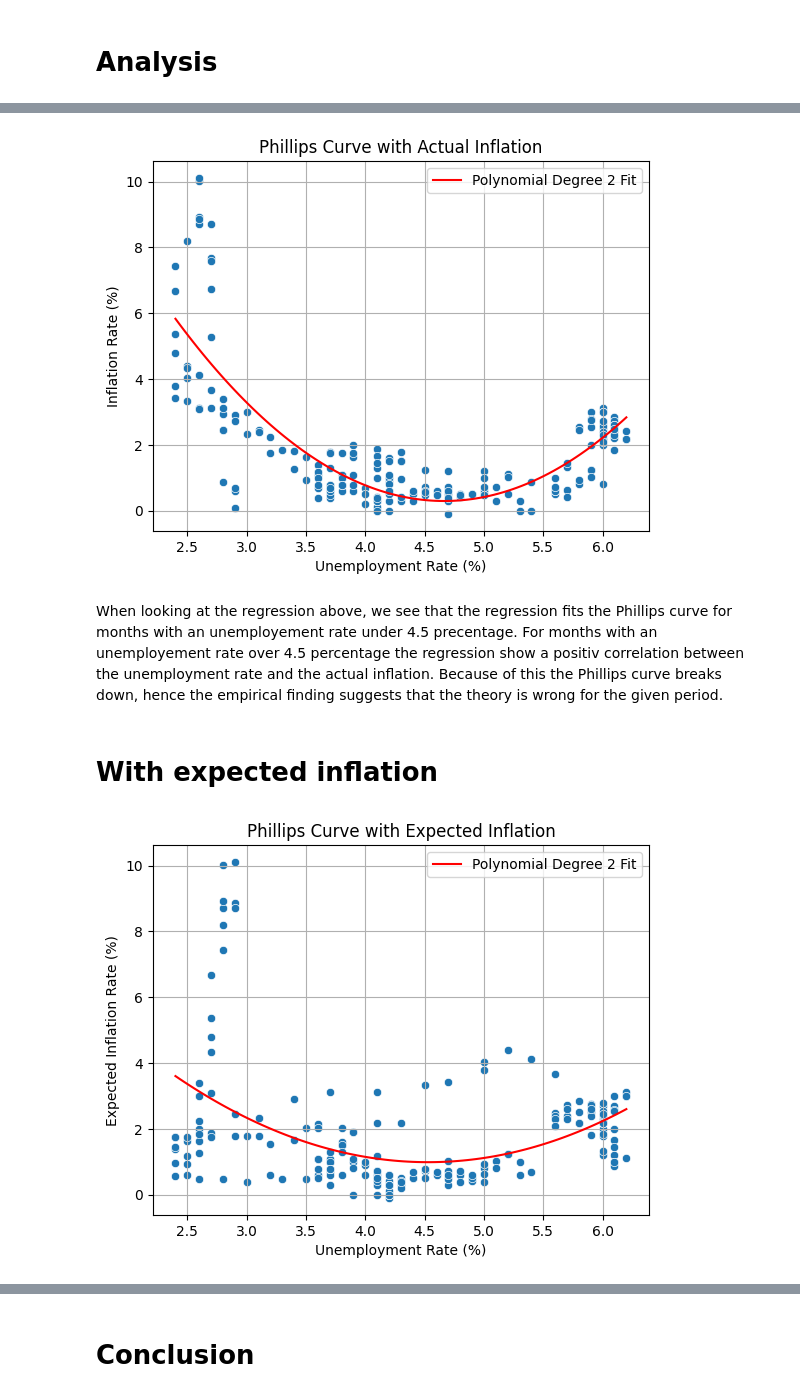
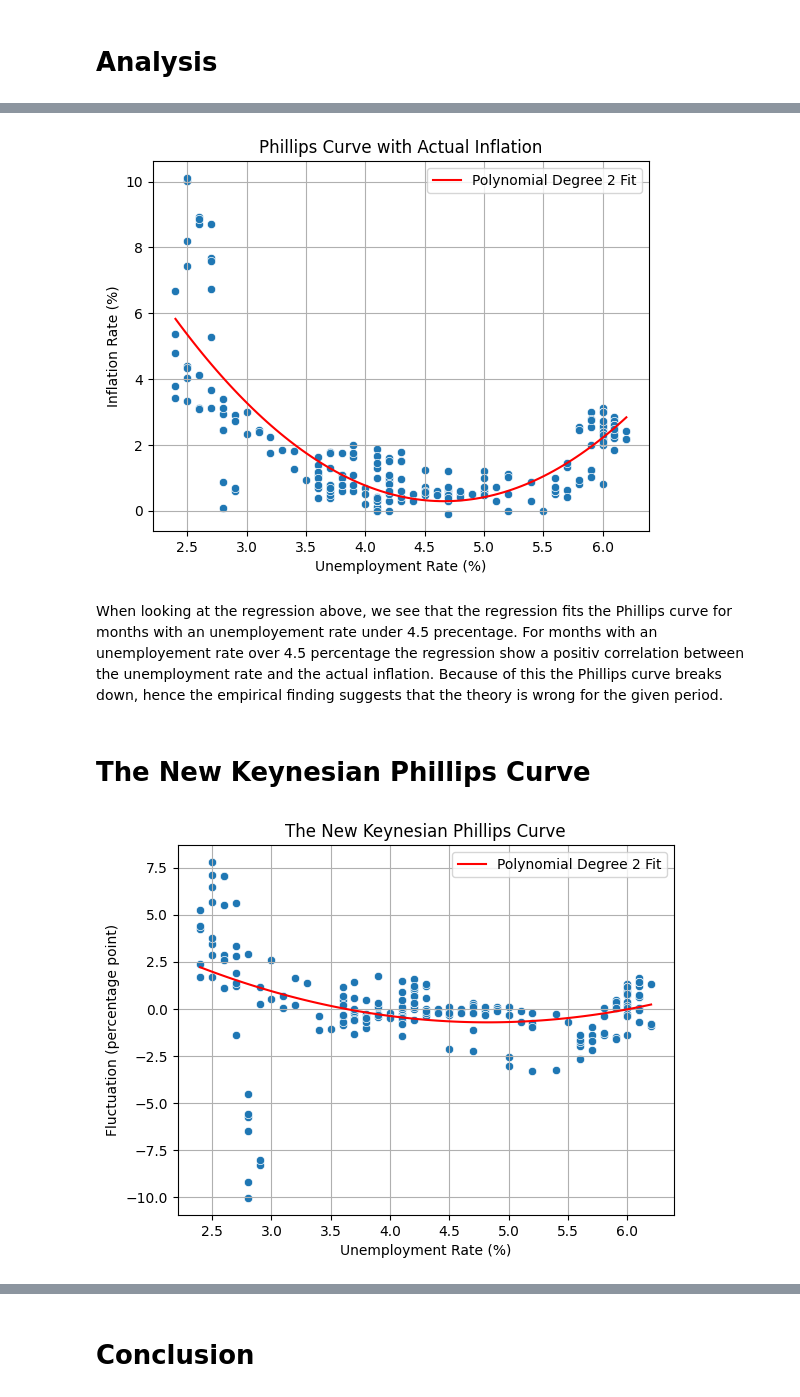
Before and after one commit to NumEconCopenhagen/projects-2024-simon-katrine, a Jupyter notebook: dataproject/dataproject.ipynb, the cells around one changed output, grey strips where cells are left out. Cells and saved outputs as stored; diff of their text form; code cells hidden in the pictures.

```diff
--- a/dataproject/dataproject.ipynb
+++ b/dataproject/dataproject.ipynb
@@ -272,6 +269,9 @@ print(index)
 
 [204 rows x 4 columns]
 # %%
+# Since we want to test the new keynisian theories regarding the Phillips curve, we need to find the difference between actual inflation and expected inflation
+index['fluctuation'] = index['inflation'] - index['exp_inflation']
+
 # Since the index now starts at 24 we will reset it
 index.reset_index(drop=True, inplace=True)
 print(index)
@@ -395,6 +362,6 @@ As previously mentioned the Phillips curve suggests a negative correlation betwe
 # %%
 # We start out by dropping any rows with NaN values (just in case)
-final_dataset.dropna(subset=['unemployment', 'inflation', 'exp_inflation'], inplace=True)
+final_dataset.dropna(subset=['unemployment', 'inflation', 'fluctuation'], inplace=True)
 
 # Choose a degree for polynomial fitting (usually 2 or 3 is chosen for the Phillips Curve)
 degree = 2
@@ -421,36 +388,36 @@ plt.legend()
 plt.grid(True)
 plt.show()
 # %% [output]
-[figure, old version]
+[figure, new version]
 # %% [markdown]
 When looking at the regression above, we see that the regression fits the Phillips curve for months with an unemployement rate under 4.5 precentage.  For months with an unemployement rate over 4.5 percentage the regression show a positiv correlation between the unemployment rate and the actual inflation. Because of this the Phillips curve breaks down, hence the empirical finding suggests that the theory is wrong for the given period.
-# %% [markdown]
-# With expected inflation
+# %% [markdown]
+# The New Keynesian Phillips Curve
 # %%
 # Choose a degree for polynomial fitting (same as before)
 degree = 2
 
 # Fit a polynomial regression model to the data
-coefficients = np.polyfit(final_dataset['unemployment'], final_dataset['exp_inflation'], degree)
+coefficients = np.polyfit(final_dataset['unemployment'], final_dataset['fluctuation'], degree)
 polynomial = np.poly1d(coefficients)
 
 # Calculate the regression curve's y-values
 x_values = np.linspace(final_dataset['unemployment'].min(), final_dataset['unemployment'].max(), 100)
 y_poly = polynomial(x_values)
 
 # Create the scatter plot
-sns.scatterplot(x='unemployment', y='exp_inflation', data=final_dataset)
+sns.scatterplot(x='unemployment', y='fluctuation', data=final_dataset)
 
 # Plot the polynomial regression line
 plt.plot(x_values, y_poly, color='red', label=f'Polynomial Degree {degree} Fit')
 
 # Add labels and title
 plt.xlabel('Unemployment Rate (%)')
-plt.ylabel('Expected Inflation Rate (%)')
-plt.title('Phillips Curve with Expected Inflation')
+plt.ylabel('Fluctuation (percentage point)')
+plt.title('The New Keynesian Phillips Curve')
 plt.legend()
 plt.grid(True)
 plt.show()
 # %% [output]
-[figure, old version]
+[figure, new version]
 # %% [markdown]
```
Also changed, not shown: parts of 16 cells of this notebook, 4 other files.
